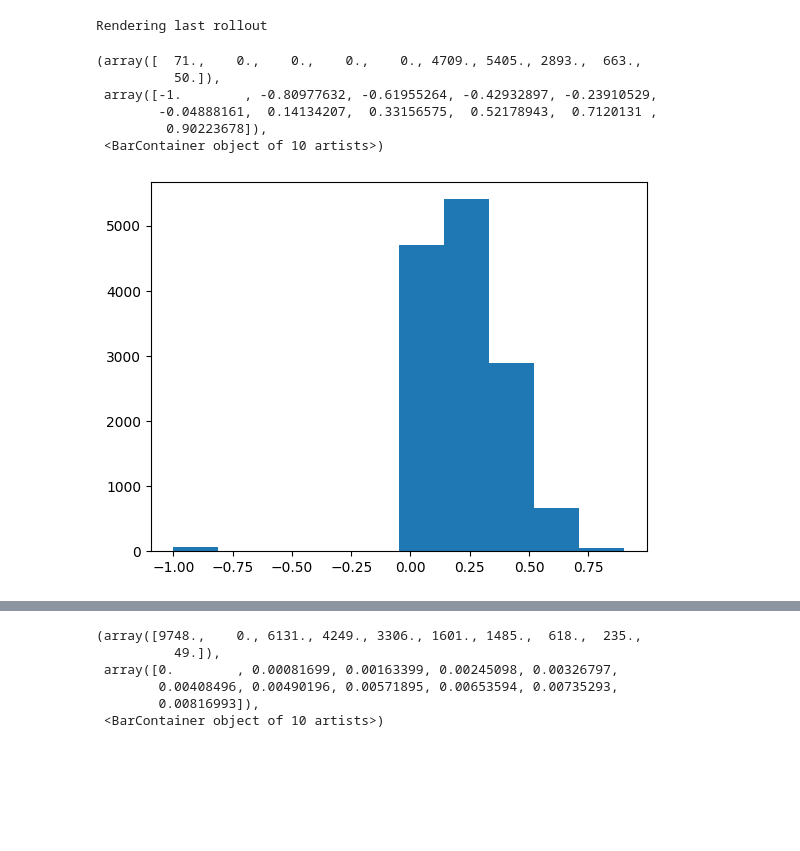
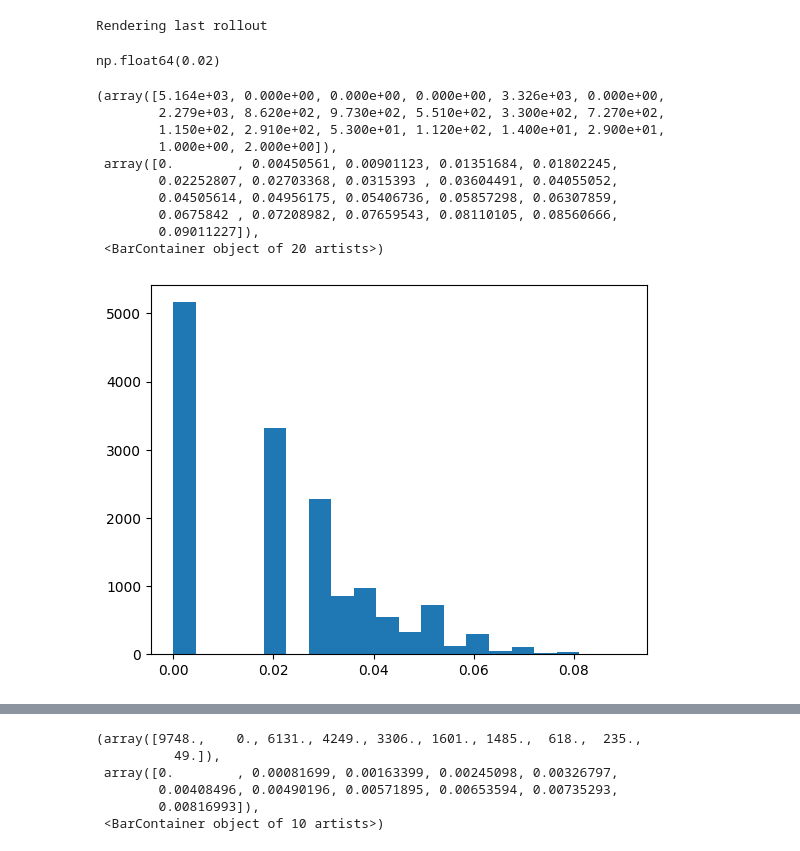
Before and after one commit to stkao05/rl-2048, a Jupyter notebook: eval.ipynb, the cells around one changed output, grey strips where cells are left out. Drawn from its saved outputs; the diff is of its cells as text; code cells hidden in the pictures; blank space fills up the shorter version.

```diff
--- a/eval.ipynb
+++ b/eval.ipynb
@@ -9,7 +9,7 @@ import matplotlib.pyplot as plt
 import numpy as np
 from collections import Counter
 
-model_path = "models/ppo-neg-rscale-env6-1.zip"  # Change path name to load different models
+model_path = "models/ppo-reward-scale.zip"  # Change path name to load different models
 env = gym.make('2048-v0')
 model = PPO.load(model_path)
 eval_num = 200
@@ -20,13 +20,21 @@ scores, highest, rewards = evaluation(env, model, eval_num)
 #     print(f"{item[0]}: {item[1]}")
 # %% [output]
 Rendering last rollout
+# %%
+np.median(np.array(rewards))
+# %% [output]
+np.float64(0.02)
 # %%
-plt.hist(rewards)
+plt.hist(rewards, bins=20)
 # %% [output]
-(array([  71.,    0.,    0.,    0.,    0., 4709., 5405., 2893.,  663.,
-          50.]),
- array([-1.        , -0.80977632, -0.61955264, -0.42932897, -0.23910529,
-        -0.04888161,  0.14134207,  0.33156575,  0.52178943,  0.7120131 ,
-         0.90223678]),
- <BarContainer object of 10 artists>)
+(array([5.164e+03, 0.000e+00, 0.000e+00, 0.000e+00, 3.326e+03, 0.000e+00,
+        2.279e+03, 8.620e+02, 9.730e+02, 5.510e+02, 3.300e+02, 7.270e+02,
+        1.150e+02, 2.910e+02, 5.300e+01, 1.120e+02, 1.400e+01, 2.900e+01,
+        1.000e+00, 2.000e+00]),
+ array([0.        , 0.00450561, 0.00901123, 0.01351684, 0.01802245,
+        0.02252807, 0.02703368, 0.0315393 , 0.03604491, 0.04055052,
+        0.04505614, 0.04956175, 0.05406736, 0.05857298, 0.06307859,
+        0.0675842 , 0.07208982, 0.07659543, 0.08110105, 0.08560666,
+        0.09011227]),
+ <BarContainer object of 20 artists>)
-[figure, old version]
+[figure, new version]
```
Also changed, not shown: parts of 1 cell of this notebook.
